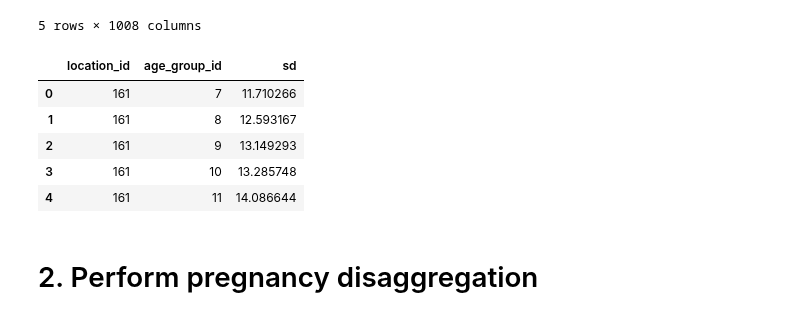
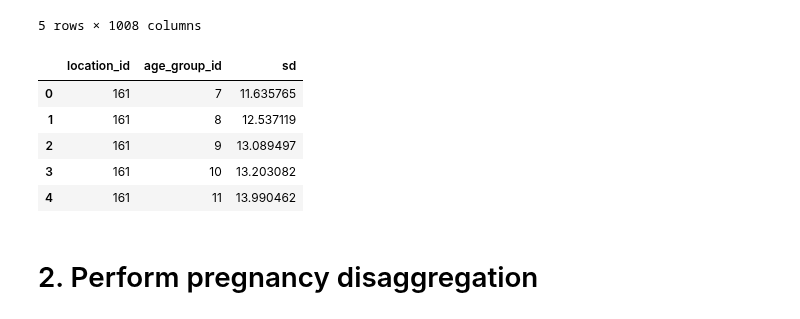
Before and after one commit to ihmeuw/vivarium_data_analysis, a Jupyter notebook: pre_processing/maternal_anemia_project/hemoglobin_calculation_test.ipynb, the cells around one changed output. Drawn from its saved outputs; the diff is of its cells as text; code cells hidden in the pictures.

```diff
--- a/pre_processing/maternal_anemia_project/hemoglobin_calculation_test.ipynb
+++ b/pre_processing/maternal_anemia_project/hemoglobin_calculation_test.ipynb
@@ -73,21 +73,21 @@ sd.head()
 # %%
 # take means across all draws and drop excess columns for mean and sd dataframes
 
 hemo_mean = mean.set_index([c for c in mean.columns if 'draw' not in c])
-hemo_mean = pd.DataFrame(hemo_mean.mean(axis=1)).rename(columns={0:'mean'}).reset_index()
+hemo_mean = pd.DataFrame(hemo_mean.median(axis=1)).rename(columns={0:'mean'}).reset_index()
 hemo_mean = hemo_mean[['location_id','age_group_id','mean']]
 
 hemo_sd = sd.set_index([c for c in sd.columns if 'draw' not in c])
-hemo_sd = pd.DataFrame(hemo_sd.mean(axis=1)).rename(columns={0:'sd'}).reset_index()
+hemo_sd = pd.DataFrame(hemo_sd.median(axis=1)).rename(columns={0:'sd'}).reset_index()
 hemo_sd = hemo_sd[['location_id','age_group_id','sd']]
 hemo_sd.head()
 # %% [output]
 |  | location_id | age_group_id | sd |
-| 0 | 161 | 7 | 11.710266 |
-| 1 | 161 | 8 | 12.593167 |
-| 2 | 161 | 9 | 13.149293 |
-| 3 | 161 | 10 | 13.285748 |
-| 4 | 161 | 11 | 14.086644 |
+| 0 | 161 | 7 | 11.635765 |
+| 1 | 161 | 8 | 12.537119 |
+| 2 | 161 | 9 | 13.089497 |
+| 3 | 161 | 10 | 13.203082 |
+| 4 | 161 | 11 | 13.990462 |
 # %% [markdown]
 # 2. Perform pregnancy disaggregation
 # %%
```
Also changed, not shown: parts of 10 cells of this notebook.
